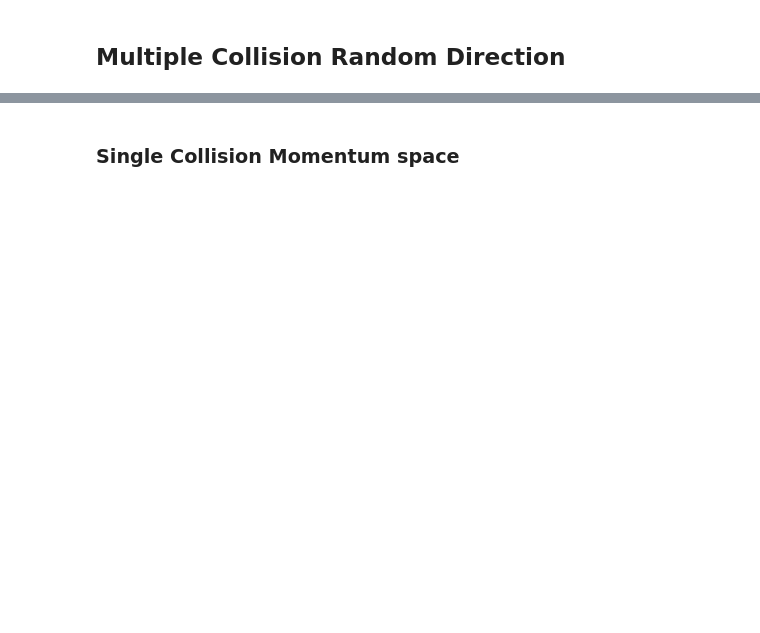
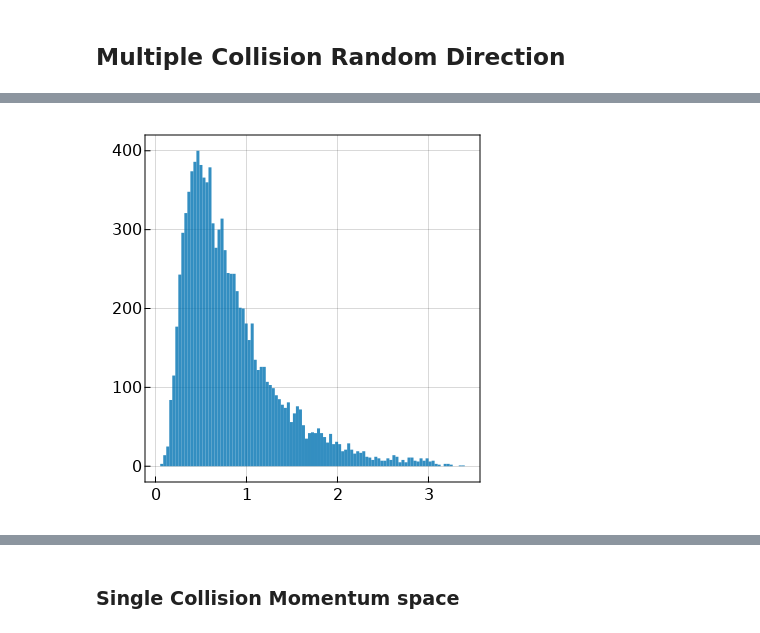
Before and after one commit to JBusink/Neutronenbron_Simulatie, a Jupyter notebook: Scripts/Simulatie.ipynb, the cells around one changed output, grey strips where cells are left out. Saved outputs shown, nothing was run; the diff lists cells and outputs as text; code cells hidden in the pictures; blank space fills up the shorter version.

```diff
--- a/Scripts/Simulatie.ipynb
+++ b/Scripts/Simulatie.ipynb
@@ -285 +412,10 @@ fig
+# %%
+total_distance = [sum(NF.random_distance_trav.(Etotal[i])) for i in 1:1:10000]
+fig = Figure(resolution = (400,400))
+ax = Axis(fig[1,1],
+)
+hist!(total_distance,bins=101)
+fig
+# %% [output]
+[figure, added]
 # %%
```
Also changed, not shown: parts of 25 cells of this notebook, 3 other files.
